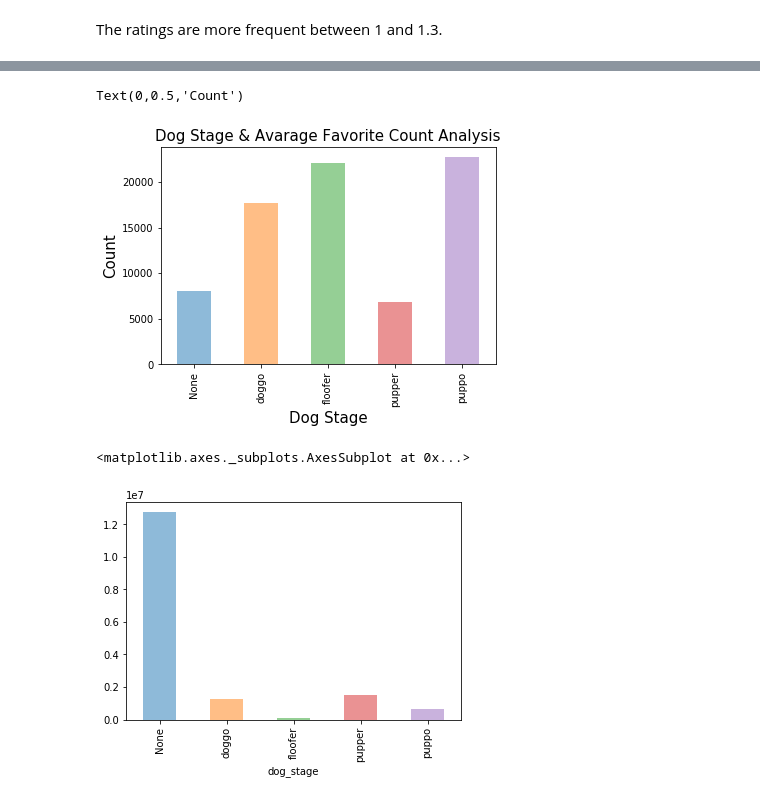
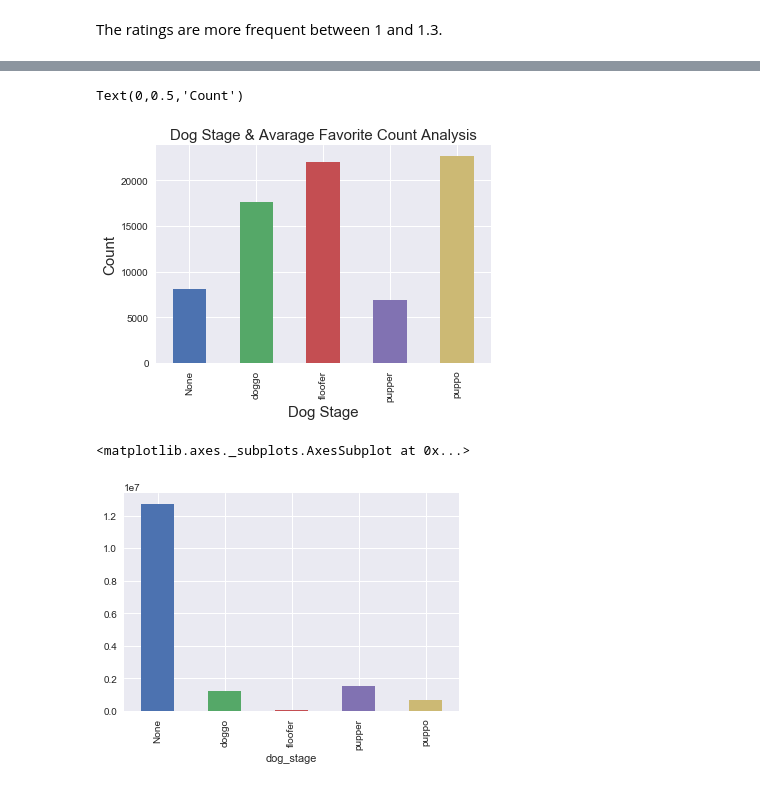
Before and after one commit to yagmurdalman/wrangle-and-analyze-data, a Jupyter notebook: wrangle_act.ipynb, the cells around one changed output, grey strips where cells are left out. Saved outputs shown, nothing was run; the diff lists cells and outputs as text; code cells hidden in the pictures.

```diff
--- a/wrangle_act.ipynb
+++ b/wrangle_act.ipynb
@@ -1360,4 +1407,7 @@ df[['retweet_count','favorite_count','rating', 'confidence']].describe()
 | max | 83626.000000 | 164232.000000 | 1.500000 | 0.999956 |
+# %%
+# Set the style
+sns.set(style="darkgrid")
 # %%
 df.rating.plot(kind='hist', xlim=[0,1.75])
 plt.title('Distribution of the Ratings', fontsize=15)
@@ -1459,13 +1510,13 @@ Text(0,0.5,'Count')
 # %%
-df.groupby('dog_stage')['favorite_count'].mean().plot(kind='bar', alpha=0.5)
+df.groupby('dog_stage')['favorite_count'].mean().plot(kind='bar')
 plt.title('Dog Stage & Avarage Favorite Count Analysis', fontsize=15)
 plt.xlabel('Dog Stage', fontsize=15)
 plt.ylabel('Count', fontsize=15)
 # %% [output]
 Text(0,0.5,'Count')
-[figure, old version]
+[figure, new version]
 # %%
-df.groupby('dog_stage')['favorite_count'].sum().plot(kind='bar', alpha=0.5)
+df.groupby('dog_stage')['favorite_count'].sum().plot(kind='bar')
 # %% [output]
 <matplotlib.axes._subplots.AxesSubplot at 0x...>
-[figure, old version]
+[figure, new version]
```
Also changed, not shown: parts of 85 cells of this notebook.
